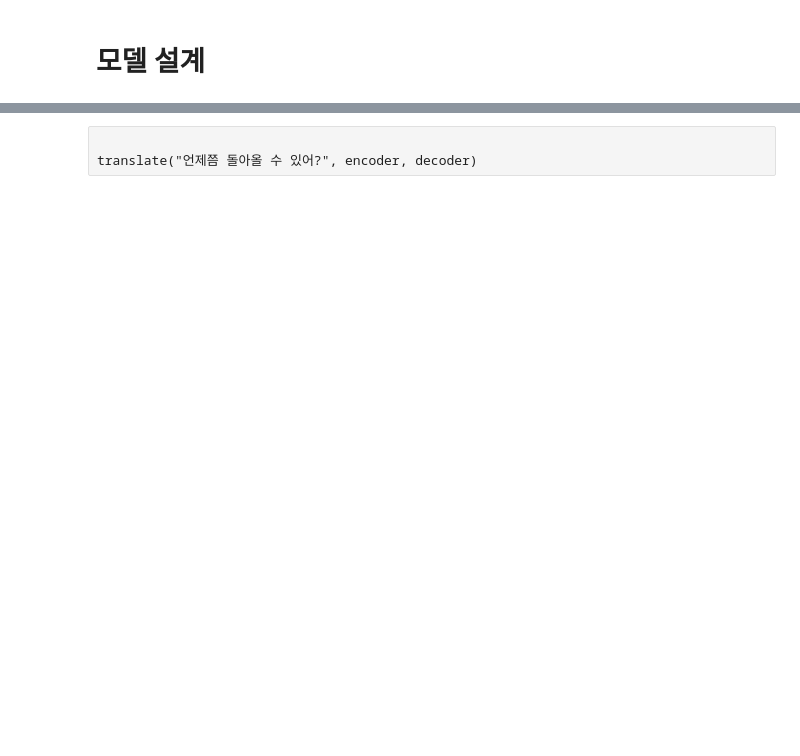
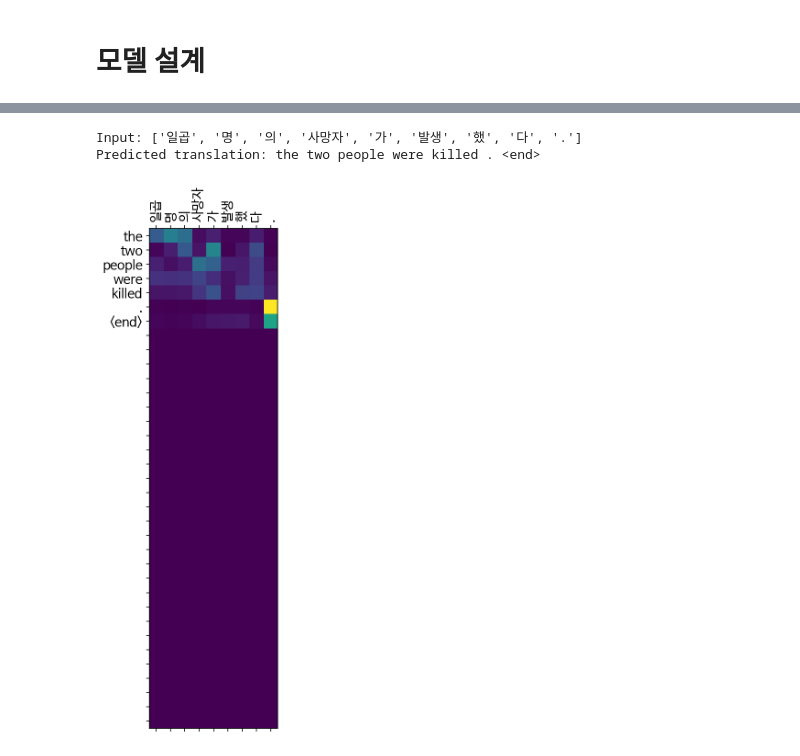
Before and after one commit to philosucker/MiniProjects, a Jupyter notebook: _G-04_seq2seq_NMT/[G04]seq2seq_NMT/[G04]seq2seq_NMT.ipynb, the cells around one changed output, grey strips where cells are left out. Drawn from its saved outputs; the diff is of its cells as text; code cells hidden in the pictures; blank space fills up the shorter version.

```diff
--- a/_G-04_seq2seq_NMT/[G04]seq2seq_NMT/[G04]seq2seq_NMT.ipynb
+++ b/_G-04_seq2seq_NMT/[G04]seq2seq_NMT/[G04]seq2seq_NMT.ipynb
@@ -168,6 +178,6 @@ def tokenize(corpus):
 # %%
-enc_tensor, enc_vocab = tokenize(cleaned_kor_corpus)
-dec_tensor, dec_vocab = tokenize(cleaned_eng_corpus)
+enc_tensor, enc_vocab = tokenize(train_list)
+dec_tensor, dec_vocab = tokenize(target_list)
 
 print("Korean Vocab Size:", len(enc_vocab.index_word))
 print("English Vocab Size:", len(dec_vocab.index_word))
@@ -246,8 +260,8 @@ BATCH_SIZE     = 64
 SRC_VOCAB_SIZE = len(enc_vocab.index_word) + 1
 TGT_VOCAB_SIZE = len(dec_vocab.index_word) + 1
 
-units         = 512
-embedding_dim = 256
+units         = 128
+embedding_dim = 128
 
 encoder = Encoder(SRC_VOCAB_SIZE, embedding_dim, units)
 decoder = Decoder(TGT_VOCAB_SIZE, embedding_dim, units)
@@ -346,11 +355,20 @@ ValueError: in user code:
+# %%
+def preprocess_sentence(sentence):
+
+    sentence = re.sub(r"([?.!,])", r" \1 ", sentence)
+    sentence = re.sub(r'[" "]+', " ", sentence)
+    sentence = re.sub(r"[^ㄱ-ㅎ가-힣0-9.,?!]+", " ", sentence)
+    result = mecab.morphs(sentence)
+
+    return result
 # %%
 def evaluate(sentence, encoder, decoder):
-    attention = np.zeros((dec_tesnsor.shape[-1], enc_tesnsor.shape[-1]))
+    attention = np.zeros((dec_tensor.shape[-1], enc_tensor.shape[-1]))
 
     sentence = preprocess_sentence(sentence)
-    inputs = enc_tokenizer.texts_to_sequences([sentence.split()])
+    inputs = enc_vocab.texts_to_sequences([sentence])
     inputs = tf.keras.preprocessing.sequence.pad_sequences(inputs,
-                                                           maxlen=enc_tesnsor.shape[-1],
+                                                           maxlen=enc_tensor.shape[-1],
                                                            padding='post')
 
     result = ''
@@ -360,7 +378,7 @@ def evaluate(sentence, encoder, decoder):
     dec_hidden = enc_out[:, -1]
     dec_input = tf.expand_dims([dec_vocab.word_index['<start>']], 0)
 
-    for t in range(dec_tesnsor.shape[-1]):
+    for t in range(dec_tensor.shape[-1]):
         predictions, dec_hidden, attention_weights = decoder(dec_input,
                                                              dec_hidden,
                                                              enc_out)
@@ -371,9 +389,9 @@ def evaluate(sentence, encoder, decoder):
         predicted_id = \
         tf.argmax(tf.math.softmax(predictions, axis=-1)[0]).numpy()
 
-        result += dec_tokenizer.index_word[predicted_id] + ' '
+        result += dec_vocab.index_word[predicted_id] + ' '
 
-        if dec_tokenizer.index_word[predicted_id] == '<end>':
+        if dec_vocab.index_word[predicted_id] == '<end>':
             return result, sentence, attention
 
         dec_input = tf.expand_dims([predicted_id], 0)
@@ -403,8 +421,11 @@ def translate(sentence, encoder, decoder):
     print('Input: %s' % (sentence))
     print('Predicted translation: {}'.format(result))
 
-    attention = attention[:len(result.split()), :len(sentence.split())]
-    plot_attention(attention, sentence.split(), result.split(' '))
+    attention = attention[:len(result), :len(sentence)]
+    plot_attention(attention, sentence, result.split(' '))
-# %% [raw]
-
-translate("언제쯤 돌아올 수 있어?", encoder, decoder)
+# %%
+translate("일곱 명의 사망자가 발생했다.", encoder, decoder)
+# %% [output]
+Input: ['일곱', '명', '의', '사망자', '가', '발생', '했', '다', '.']
+Predicted translation: the two people were killed . <end>
+[figure, added]
```
Also changed, not shown: parts of 28 cells of this notebook.
